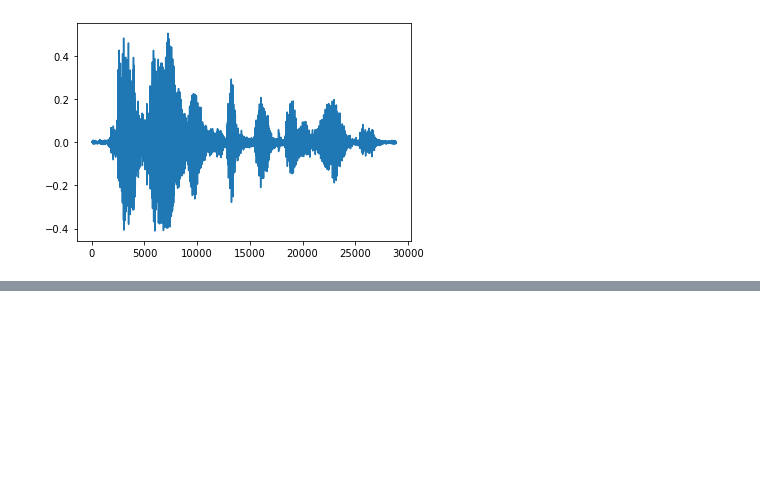
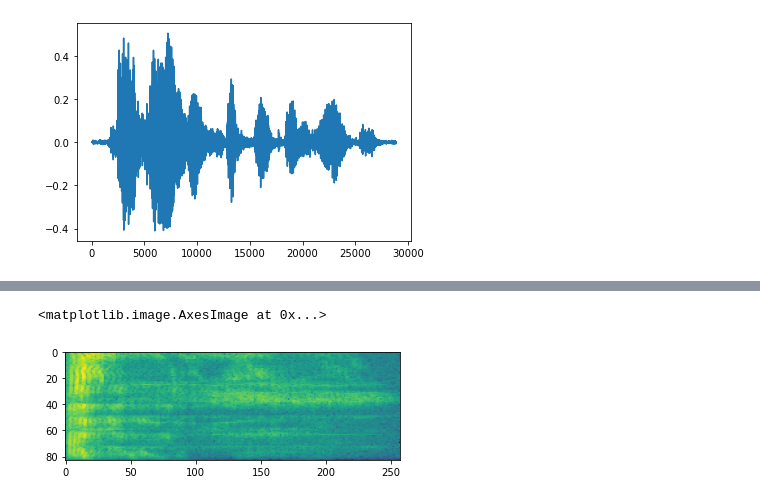
Before and after one commit to ReadableLive/ReadableLive, a Jupyter notebook: audio-prep-and augmentation.ipynb, the cells around one changed output, grey strips where cells are left out. Cells and saved outputs as stored; diff of their text form; code cells hidden in the pictures; blank space fills up the shorter version.

```diff
--- a/audio-prep-and augmentation.ipynb
+++ b/audio-prep-and augmentation.ipynb
@@ -104,0 +143,11 @@ plt.plot(tensor.numpy())
+# %%
+# Convert to spectrogram
+spectrogram = tfio.audio.spectrogram(
+    fade, nfft = 512, window = 512, stride = 256
+)
+
+plt.figure()
+plt.imshow(tf.math.log(spectrogram).numpy())
+# %% [output]
+<matplotlib.image.AxesImage at 0x...>
+[figure, added]
```
Also changed, not shown: parts of 16 cells of this notebook.
